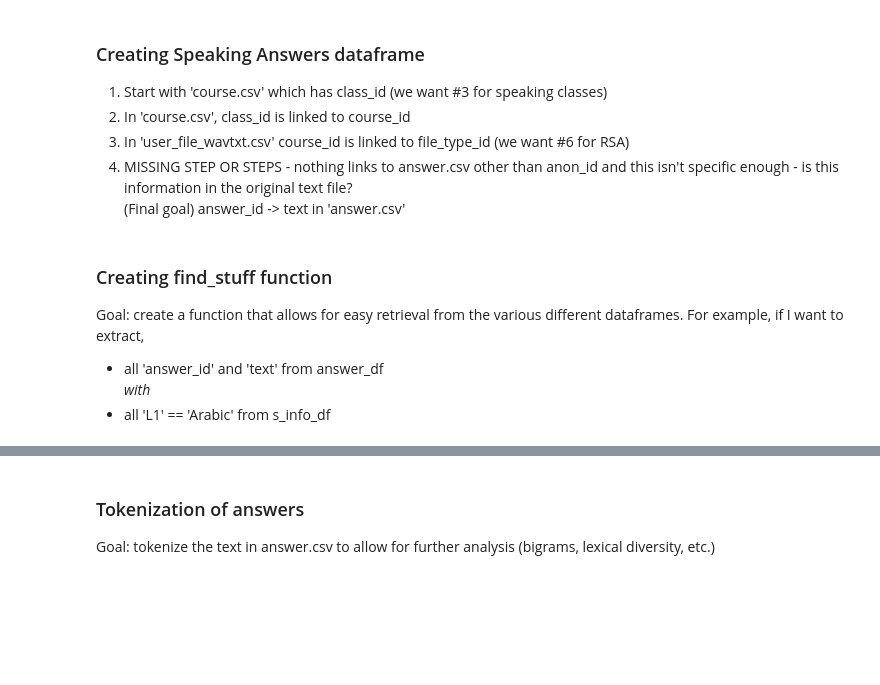
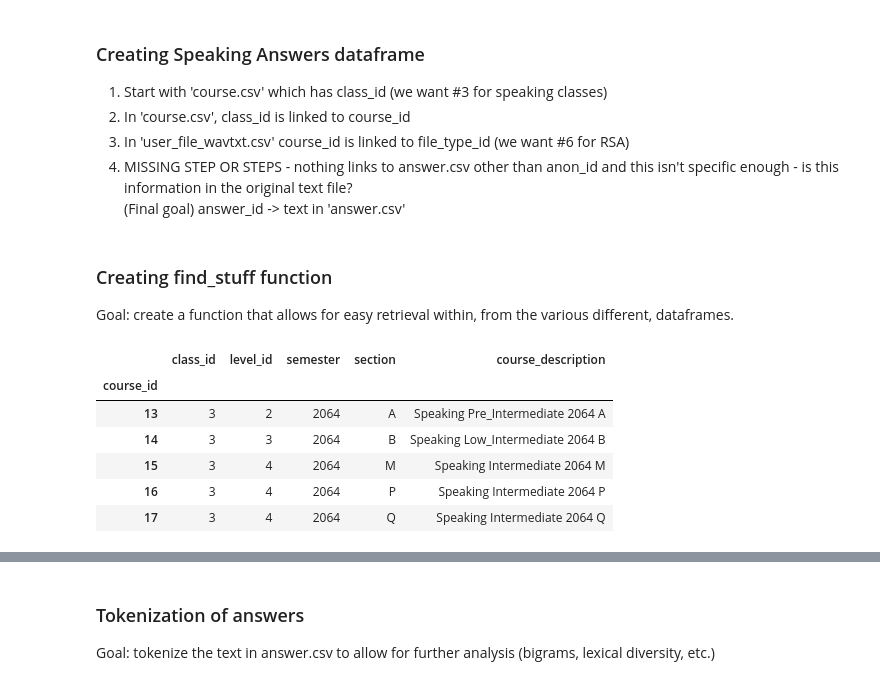
Before and after one commit to Data-Science-for-Linguists/Bigram-analysis-of-writing-from-the-ELI, a Jupyter notebook: project_code2.ipynb, the cells around one changed output, grey strips where cells are left out. Drawn from its saved outputs; the diff is of its cells as text; code cells hidden in the pictures; blank space fills up the shorter version.

```diff
--- a/project_code2.ipynb
+++ b/project_code2.ipynb
@@ -293,8 +291,4 @@ memory usage: 16.9+ MB
 # %% [markdown]
 ### Creating find_stuff function ###
 
-Goal: create a function that allows for easy retrieval from the various different dataframes. For example, if I want to extract,
-
-- all 'answer_id' and 'text' from answer_df
-_with_
-- all 'L1' == 'Arabic' from s_info_df
+Goal: create a function that allows for easy retrieval within, from the various different, dataframes.
@@ -302,0 +295,19 @@ _with_
+# %%
+#adapted from initial work of Brianna - thank you!
+
+#this works to find all the course_id entries for a particular class type, in this case '3' which == speaking
+
+def find_stuff(df, class_type):
+    class_id = df.loc[df['class_id'] == class_type]
+    return class_id
+
+test = find_stuff(course_df, 3)
+test.head()
+# %% [output]
+|  | class_id | level_id | semester | section | course_description |
+| course_id |  |  |  |  |  |
+| 13 | 3 | 2 | 2064 | A | Speaking Pre_Intermediate 2064 A |
+| 14 | 3 | 3 | 2064 | B | Speaking Low_Intermediate 2064 B |
+| 15 | 3 | 4 | 2064 | M | Speaking Intermediate 2064 M |
+| 16 | 3 | 4 | 2064 | P | Speaking Intermediate 2064 P |
+| 17 | 3 | 4 | 2064 | Q | Speaking Intermediate 2064 Q |
```
Also changed, not shown: parts of 12 cells of this notebook, 1 other file.
